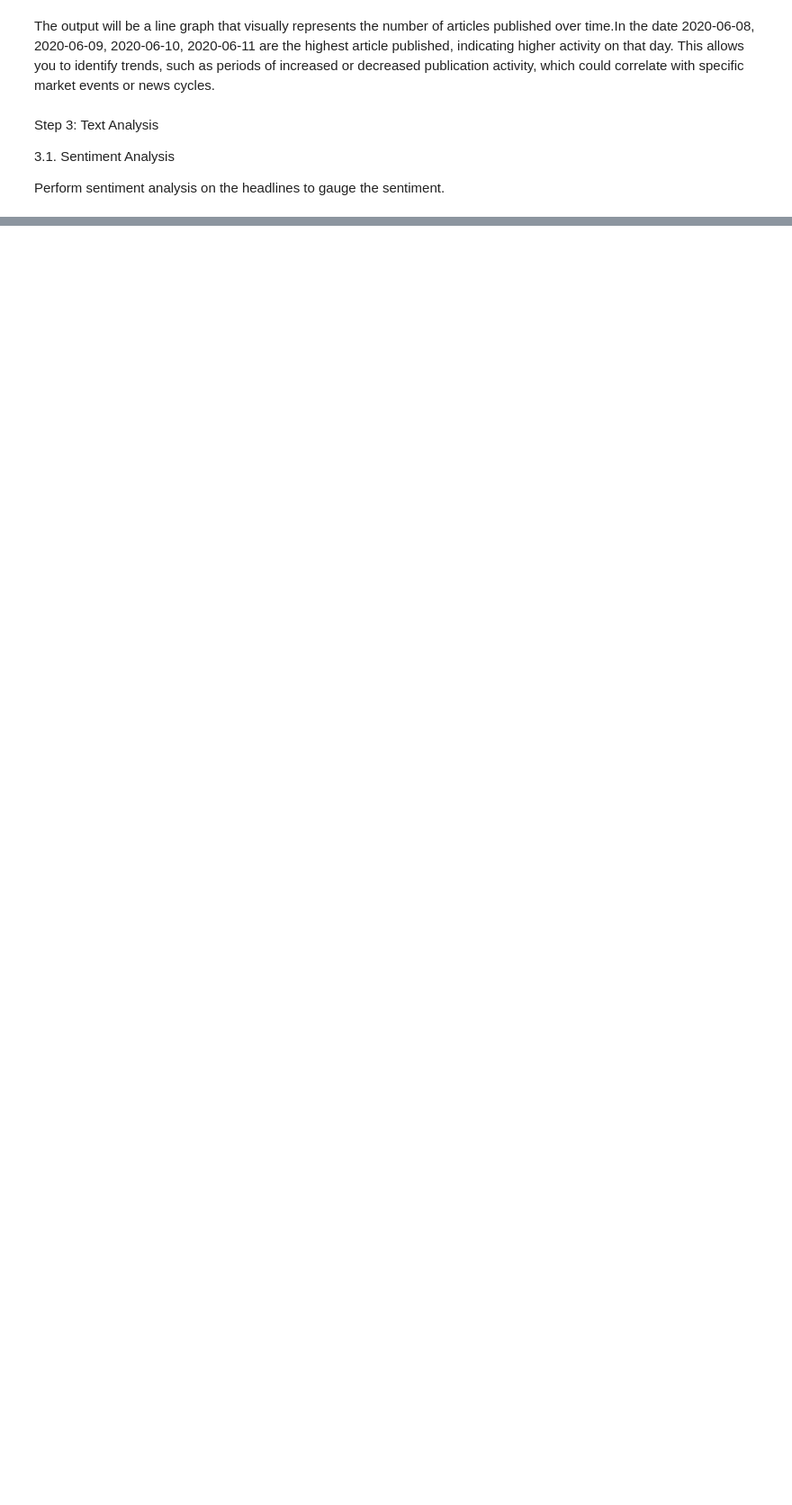
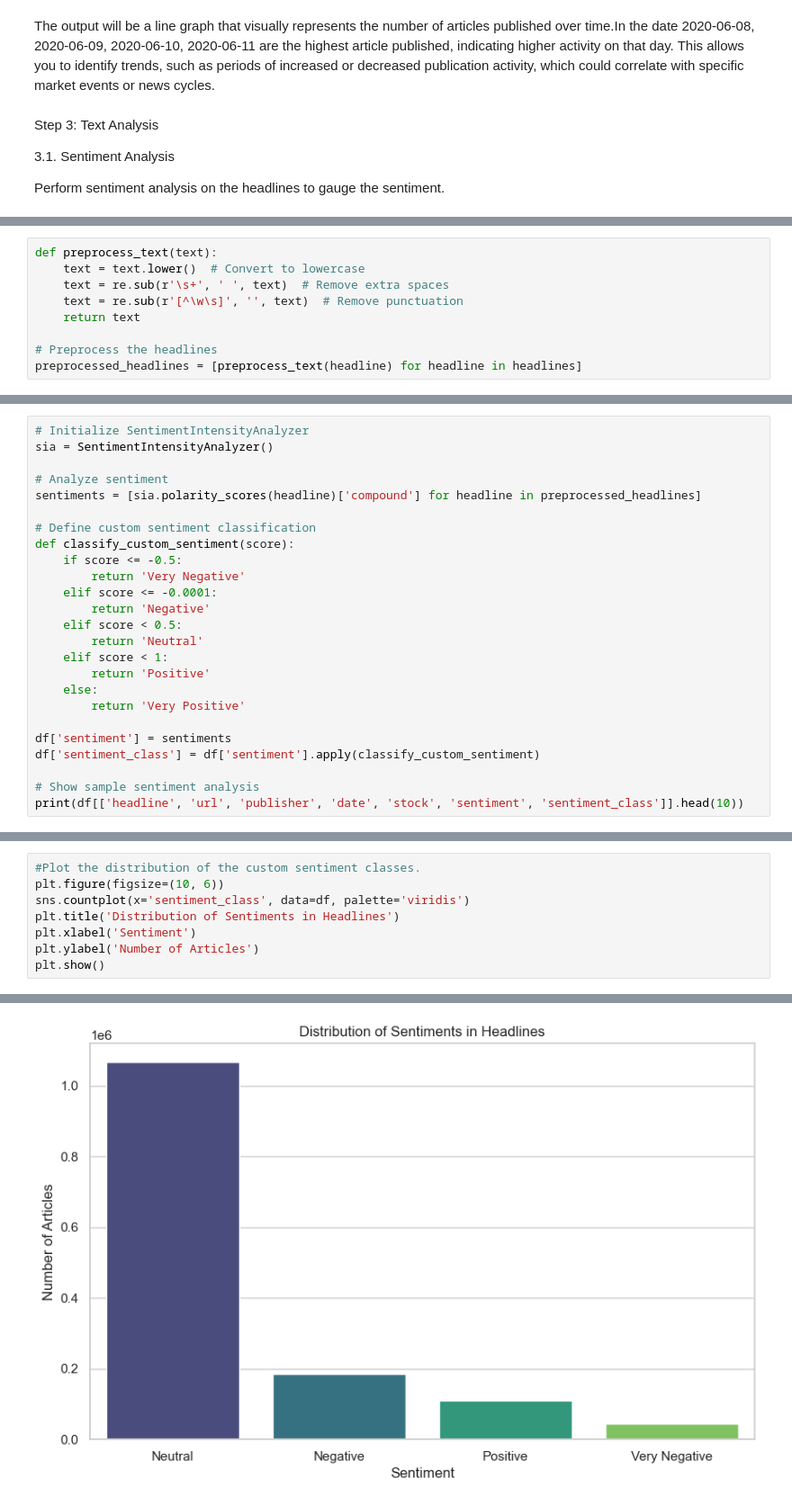
Before and after one commit to Getachew0557/Leveraging-AI-Techniques-for-Financial-News-Sentiment-Analysis-and-Stock-Prediction, a Jupyter notebook: notebooks/model.ipynb, the cells around one changed output, grey strips where cells are left out. Shown at 90% size. Drawn from its saved outputs; the diff is of its cells as text; blank space fills up the shorter version.

Commit message:
The Sentimental analysis have been done

```diff
--- a/notebooks/model.ipynb
+++ b/notebooks/model.ipynb
@@ -300,0 +336,9 @@ Perform sentiment analysis on the headlines to gauge the sentiment.
+# %%
+def preprocess_text(text):
+    text = text.lower()  # Convert to lowercase
+    text = re.sub(r'\s+', ' ', text)  # Remove extra spaces
+    text = re.sub(r'[^\w\s]', '', text)  # Remove punctuation
+    return text
+
+# Preprocess the headlines
+preprocessed_headlines = [preprocess_text(headline) for headline in headlines]
@@ -300,0 +349,25 @@ Perform sentiment analysis on the headlines to gauge the sentiment.
+# %%
+# Initialize SentimentIntensityAnalyzer
+sia = SentimentIntensityAnalyzer()
+
+# Analyze sentiment
+sentiments = [sia.polarity_scores(headline)['compound'] for headline in preprocessed_headlines]
+
+# Define custom sentiment classification
+def classify_custom_sentiment(score):
+    if score <= -0.5:
+        return 'Very Negative'
+    elif score <= -0.0001:
+        return 'Negative'
+    elif score < 0.5:
+        return 'Neutral'
+    elif score < 1:
+        return 'Positive'
+    else:
+        return 'Very Positive'
+
+df['sentiment'] = sentiments
+df['sentiment_class'] = df['sentiment'].apply(classify_custom_sentiment)
+
+# Show sample sentiment analysis
+print(df[['headline', 'url', 'publisher', 'date', 'stock', 'sentiment', 'sentiment_class']].head(10))
@@ -300,0 +407,9 @@ Perform sentiment analysis on the headlines to gauge the sentiment.
+# %%
+#Plot the distribution of the custom sentiment classes.
+plt.figure(figsize=(10, 6))
+sns.countplot(x='sentiment_class', data=df, palette='viridis')
+plt.title('Distribution of Sentiments in Headlines')
+plt.xlabel('Sentiment')
+plt.ylabel('Number of Articles')
+plt.show()
+# %% [output]
@@ -300,0 +419 @@ Perform sentiment analysis on the headlines to gauge the sentiment.
+[figure, added]
```
Also changed, not shown: parts of 15 cells of this notebook, 1 other file.
